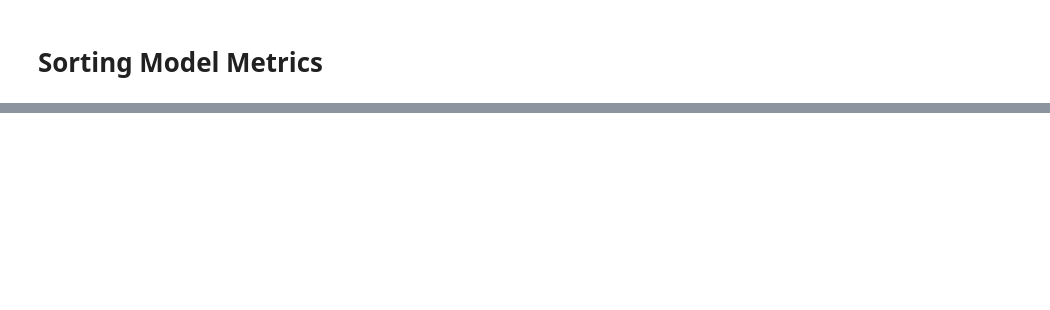
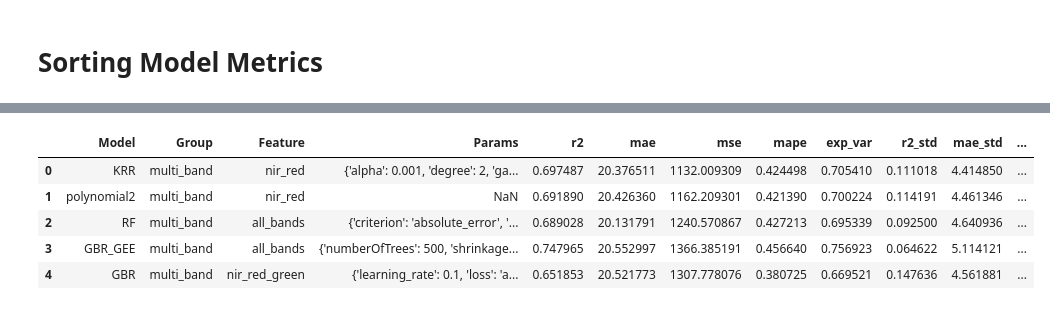
Before and after one commit to larissavaladao/time_series_curuai, a Jupyter notebook: 4.TSS_modeling/4.Model_selection.ipynb, the cells around one changed output, grey strips where cells are left out. Saved outputs shown, nothing was run; the diff lists cells and outputs as text; code cells hidden in the pictures; blank space fills up the shorter version.

```diff
--- a/4.TSS_modeling/4.Model_selection.ipynb
+++ b/4.TSS_modeling/4.Model_selection.ipynb
@@ -186,0 +212,9 @@ Dropped 19 rows based on quality thresholds
+# %%
+# Assuming cv_df has 'r2', 'r2_std', 'mae', 'mae_std', etc.
+best_models = sort_models_weight(
+    cv_df.loc[~cv_df['Feature'].isin(['location','period','period_location'])],
+    top_n=5,
+    stability_weight=0.15 # Give 15% priority to stability
+)
+
+print(best_models[['Model', 'composite_score', 'perf_score', 'stab_score', 'r2', 'r2_std', 'mae', 'mae_std']])
@@ -187 +236,10 @@ Dropped 19 rows based on quality thresholds
+# %%
+best_models.head()
+# %% [output]
+|  | Model | Group | Feature | Params | r2 | mae | mse | mape | exp_var | r2_std | mae_std | ... |
+| 0 | KRR | multi_band | nir_red | {'alpha': 0.001, 'degree': 2, 'ga... | 0.697487 | 20.376511 | 1132.009309 | 0.424498 | 0.705410 | 0.111018 | 4.414850 | ... |
+| 1 | polynomial2 | multi_band | nir_red | NaN | 0.691890 | 20.426360 | 1162.209301 | 0.421390 | 0.700224 | 0.114191 | 4.461346 | ... |
+| 2 | RF | multi_band | all_bands | {'criterion': 'absolute_error', '... | 0.689028 | 20.131791 | 1240.570867 | 0.427213 | 0.695339 | 0.092500 | 4.640936 | ... |
+| 3 | GBR_GEE | multi_band | all_bands | {'numberOfTrees': 500, 'shrinkage... | 0.747965 | 20.552997 | 1366.385191 | 0.456640 | 0.756923 | 0.064622 | 5.114121 | ... |
+| 4 | GBR | multi_band | nir_red_green | {'learning_rate': 0.1, 'loss': 'a... | 0.651853 | 20.521773 | 1307.778076 | 0.380725 | 0.669521 | 0.147636 | 4.561881 | ... |
 # %%
```
Also changed, not shown: parts of 9 cells of this notebook, 4 other files.
